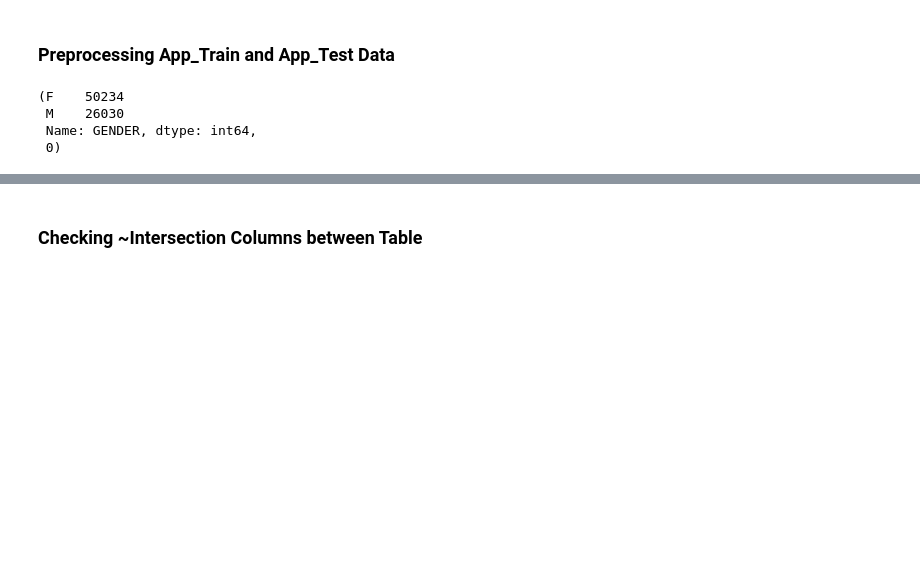
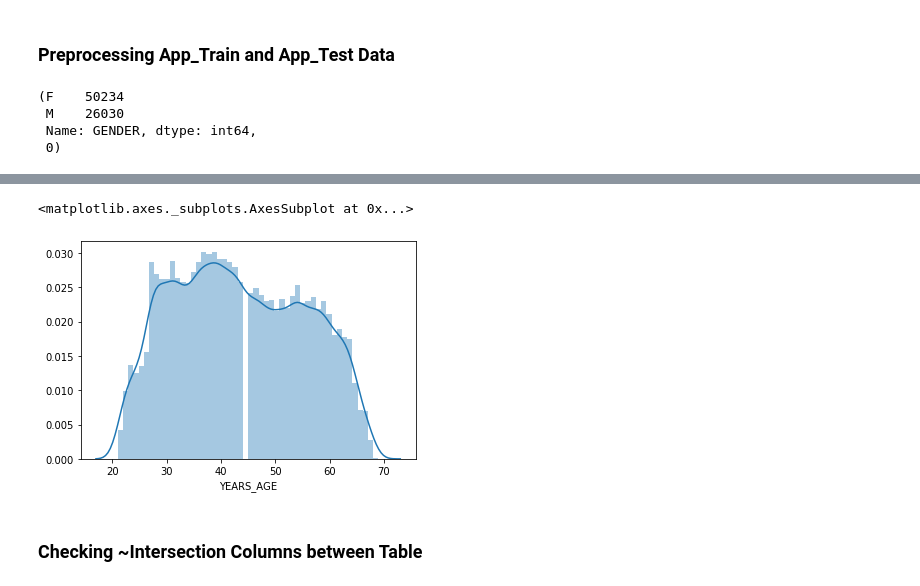
Before and after one commit to gregvidy/home_credit_kaggle, a Jupyter notebook: EDA_model_analysis.ipynb, the cells around one changed output, grey strips where cells are left out. Saved outputs shown, nothing was run; the diff lists cells and outputs as text; code cells hidden in the pictures; blank space fills up the shorter version.

```diff
--- a/EDA_model_analysis.ipynb
+++ b/EDA_model_analysis.ipynb
@@ -114,3 +114,5 @@ cat_feats = CategoricalFeatures(app_train_test,
                                 handle_na=True)
 app_train_test = cat_feats.fit_transform()
 app_train_test = app_train_test.loc[:,~app_train_test.columns.duplicated()]
+# %%
+app_train_test["YEARS_AGE"] = app_train_test["DAYS_AGE"] // (-365)
@@ -117,3 +129,10 @@ app_train_test = app_train_test.loc[:,~app_train_test.columns.duplicated()]
+# %%
+import seaborn as sns
+
+sns.distplot(app_train_test["YEARS_AGE"])
+# %% [output]
+<matplotlib.axes._subplots.AxesSubplot at 0x...>
+[figure, added]
 # %% [markdown]
 ### Checking ~Intersection Columns between Table
 # %%
```
Also changed, not shown: parts of 1 cell of this notebook.
